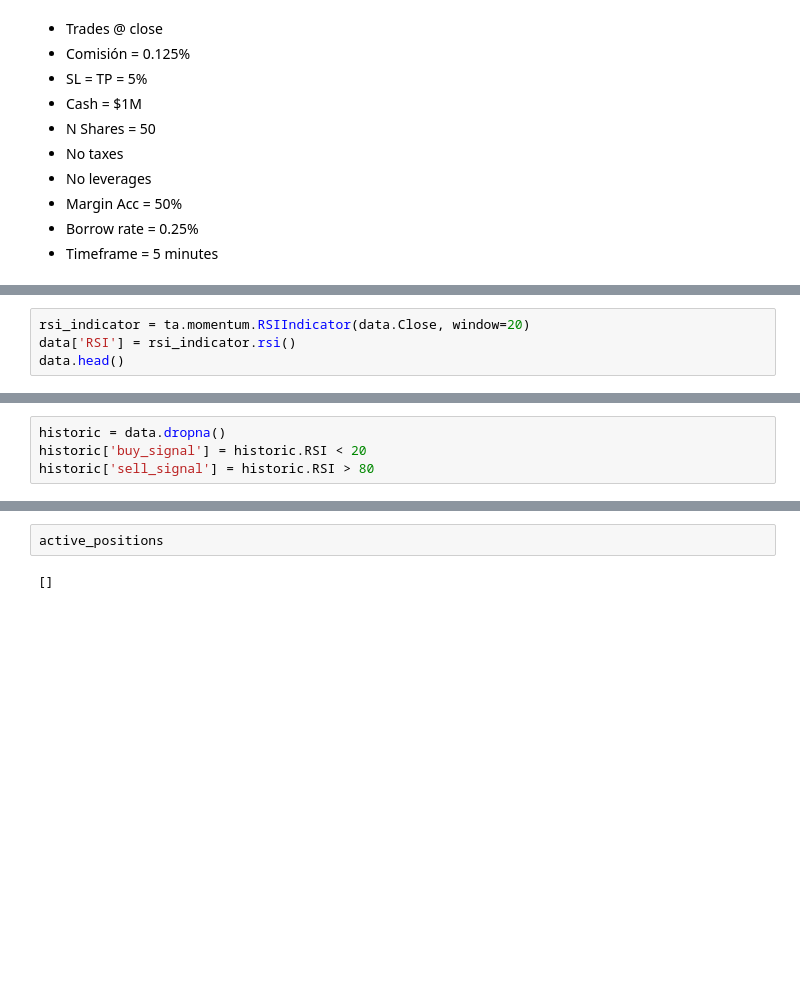
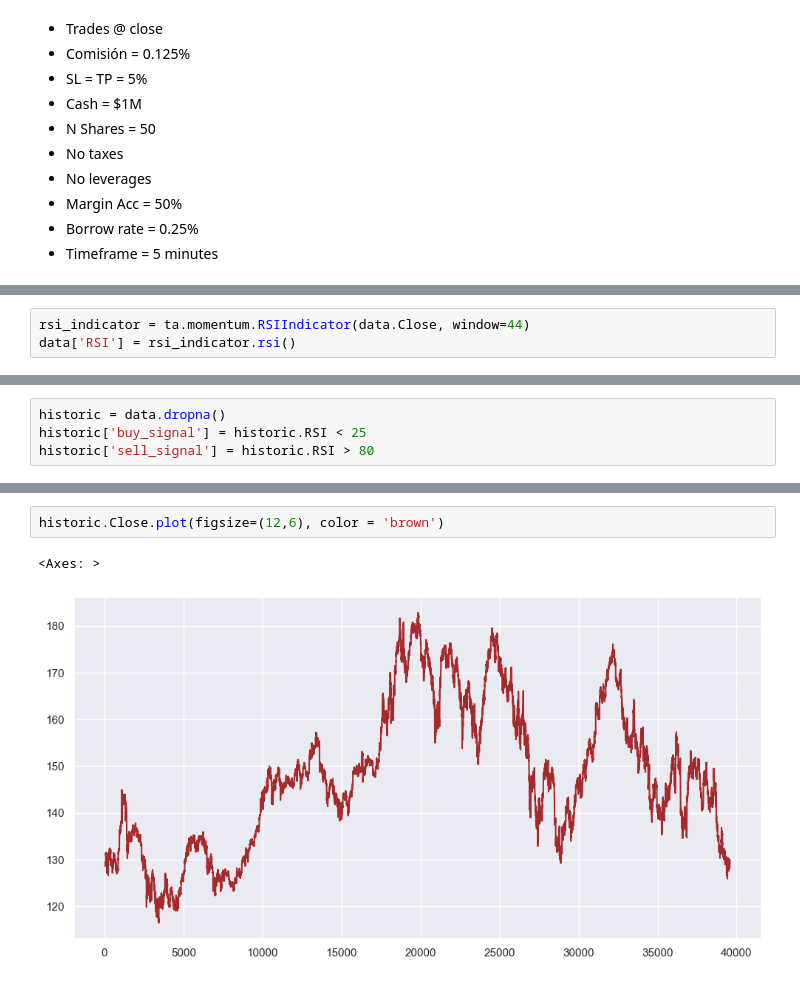
Before and after one commit to AlejandroFlpz/Microestructuras_y_sistemas_de_trading, a Jupyter notebook: Backtesting.ipynb, the cells around one changed output, grey strips where cells are left out. Cells and saved outputs as stored; diff of their text form; blank space fills up the shorter version.

```diff
--- a/Backtesting.ipynb
+++ b/Backtesting.ipynb
@@ -32,6 +57,5 @@ data.head()
 | 3 | 3 | 1609771500 | 0 | 2021-01-04 14:45:00 | 132.000000 | 132.250000 | 131.899993 | 132.250000 | 1859131.0 |
 | 4 | 4 | 1609771800 | 0 | 2021-01-04 14:50:00 | 132.000000 | 132.018096 | 131.520004 | 131.589996 | 1780105.0 |
 # %%
-rsi_indicator = ta.momentum.RSIIndicator(data.Close, window=20)
+rsi_indicator = ta.momentum.RSIIndicator(data.Close, window=44)
 data['RSI'] = rsi_indicator.rsi()
-data.head()
@@ -45,4 +62,4 @@ data.head()
 # %%
 historic = data.dropna()
-historic['buy_signal'] = historic.RSI < 20
+historic['buy_signal'] = historic.RSI < 25
 historic['sell_signal'] = historic.RSI > 80
@@ -130,4 +208,5 @@ cash
-# %%
-active_positions
-# %% [output]
-[]
+# %%
+historic.Close.plot(figsize=(12,6), color = 'brown')
+# %% [output]
+<Axes: >
+[figure, added]
```
Also changed, not shown: parts of 14 cells of this notebook.
